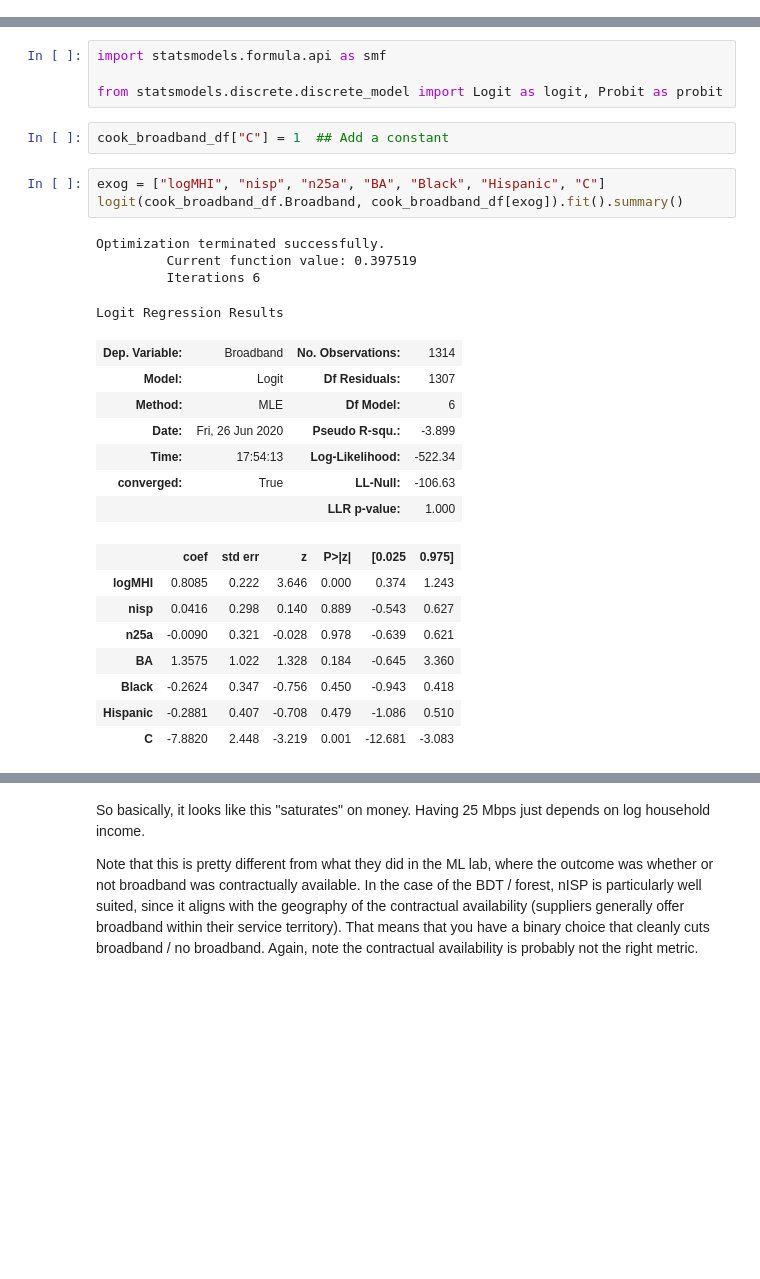
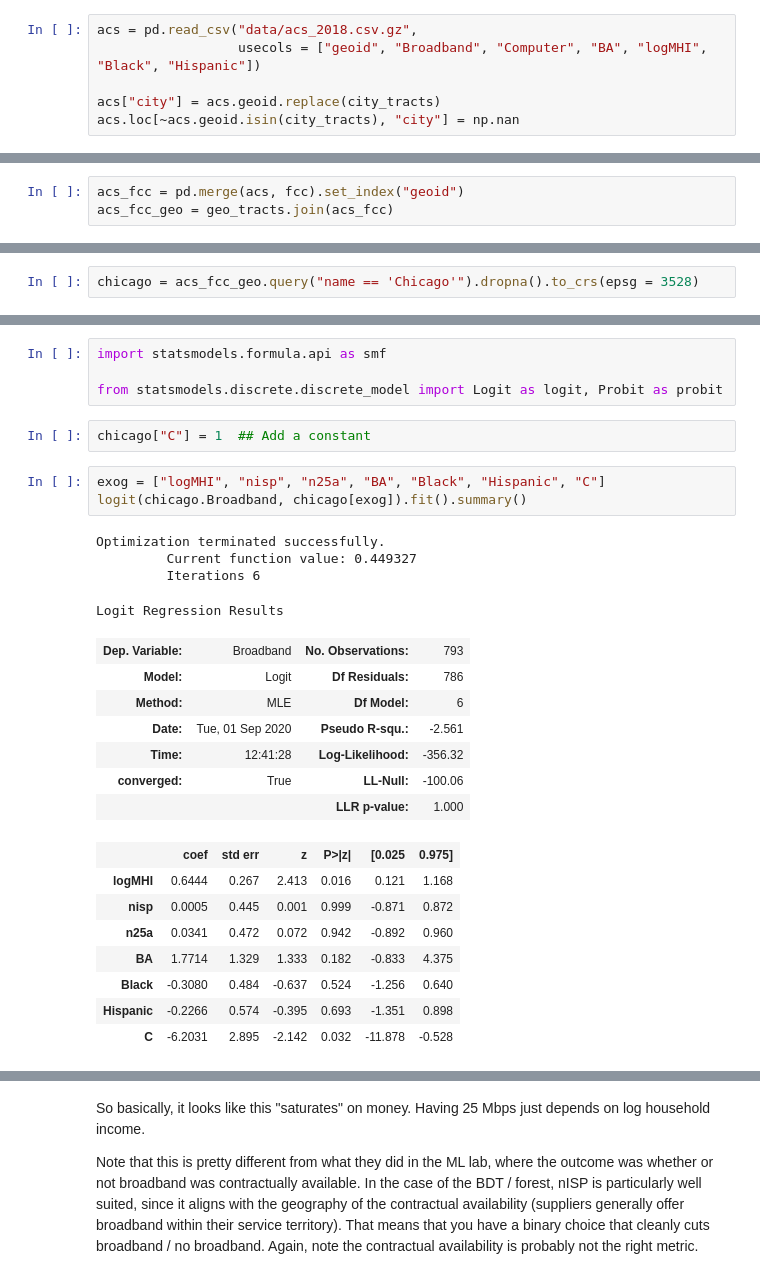
Before and after one commit to JamesSaxon/neighborhood_broadband, a Jupyter notebook: acs_fcc.ipynb, the cells around one changed output, grey strips where cells are left out. Drawn from its saved outputs; the diff is of its cells as text; blank space fills up the shorter version.

```diff
--- a/acs_fcc.ipynb
+++ b/acs_fcc.ipynb
@@ -123,0 +54,6 @@ acs.set_index(geog, inplace = True)
+# %%
+acs = pd.read_csv("data/acs_2018.csv.gz",
+                  usecols = ["geoid", "Broadband", "Computer", "BA", "logMHI", "Black", "Hispanic"])
+
+acs["city"] = acs.geoid.replace(city_tracts)
+acs.loc[~acs.geoid.isin(city_tracts), "city"] = np.nan
@@ -124 +62,4 @@ acs.set_index(geog, inplace = True)
+# %%
+acs_fcc = pd.merge(acs, fcc).set_index("geoid")
+acs_fcc_geo = geo_tracts.join(acs_fcc)
 # %% [markdown]
@@ -132 +67,3 @@ cook_broadband_df = pd.DataFrame(cook_broadband_gdf)
+# %%
+chicago = acs_fcc_geo.query("name == 'Chicago'").dropna().to_crs(epsg = 3528)
 # %%
@@ -241,30 +171,30 @@ import statsmodels.formula.api as smf
 
 from statsmodels.discrete.discrete_model import Logit as logit, Probit as probit
 # %%
-cook_broadband_df["C"] = 1  ## Add a constant
+chicago["C"] = 1  ## Add a constant
 # %%
 exog = ["logMHI", "nisp", "n25a", "BA", "Black", "Hispanic", "C"]
-logit(cook_broadband_df.Broadband, cook_broadband_df[exog]).fit().summary()
+logit(chicago.Broadband, chicago[exog]).fit().summary()
 # %% [output]
 Optimization terminated successfully.
-         Current function value: 0.397519
+         Current function value: 0.449327
          Iterations 6
 Logit Regression Results
-| Dep. Variable: | Broadband | No. Observations: | 1314 |
-| Model: | Logit | Df Residuals: | 1307 |
+| Dep. Variable: | Broadband | No. Observations: | 793 |
+| Model: | Logit | Df Residuals: | 786 |
 | Method: | MLE | Df Model: | 6 |
-| Date: | Fri, 26 Jun 2020 | Pseudo R-squ.: | -3.899 |
-| Time: | 17:54:13 | Log-Likelihood: | -522.34 |
-| converged: | True | LL-Null: | -106.63 |
+| Date: | Tue, 01 Sep 2020 | Pseudo R-squ.: | -2.561 |
+| Time: | 12:41:28 | Log-Likelihood: | -356.32 |
+| converged: | True | LL-Null: | -100.06 |
 |  |  | LLR p-value: | 1.000 |
 |  | coef | std err | z | P>|z| | [0.025 | 0.975] |
-| logMHI | 0.8085 | 0.222 | 3.646 | 0.000 | 0.374 | 1.243 |
-| nisp | 0.0416 | 0.298 | 0.140 | 0.889 | -0.543 | 0.627 |
-| n25a | -0.0090 | 0.321 | -0.028 | 0.978 | -0.639 | 0.621 |
-| BA | 1.3575 | 1.022 | 1.328 | 0.184 | -0.645 | 3.360 |
-| Black | -0.2624 | 0.347 | -0.756 | 0.450 | -0.943 | 0.418 |
-| Hispanic | -0.2881 | 0.407 | -0.708 | 0.479 | -1.086 | 0.510 |
-| C | -7.8820 | 2.448 | -3.219 | 0.001 | -12.681 | -3.083 |
+| logMHI | 0.6444 | 0.267 | 2.413 | 0.016 | 0.121 | 1.168 |
+| nisp | 0.0005 | 0.445 | 0.001 | 0.999 | -0.871 | 0.872 |
+| n25a | 0.0341 | 0.472 | 0.072 | 0.942 | -0.892 | 0.960 |
+| BA | 1.7714 | 1.329 | 1.333 | 0.182 | -0.833 | 4.375 |
+| Black | -0.3080 | 0.484 | -0.637 | 0.524 | -1.256 | 0.640 |
+| Hispanic | -0.2266 | 0.574 | -0.395 | 0.693 | -1.351 | 0.898 |
+| C | -6.2031 | 2.895 | -2.142 | 0.032 | -11.878 | -0.528 |
 # %%
 for name, exog in {"MHI"  : ["logMHI", "C"],
                    "ACS"  : ["logMHI", "BA", "Black", "Hispanic", "C"],
```
Also changed, not shown: parts of 43 cells of this notebook.
